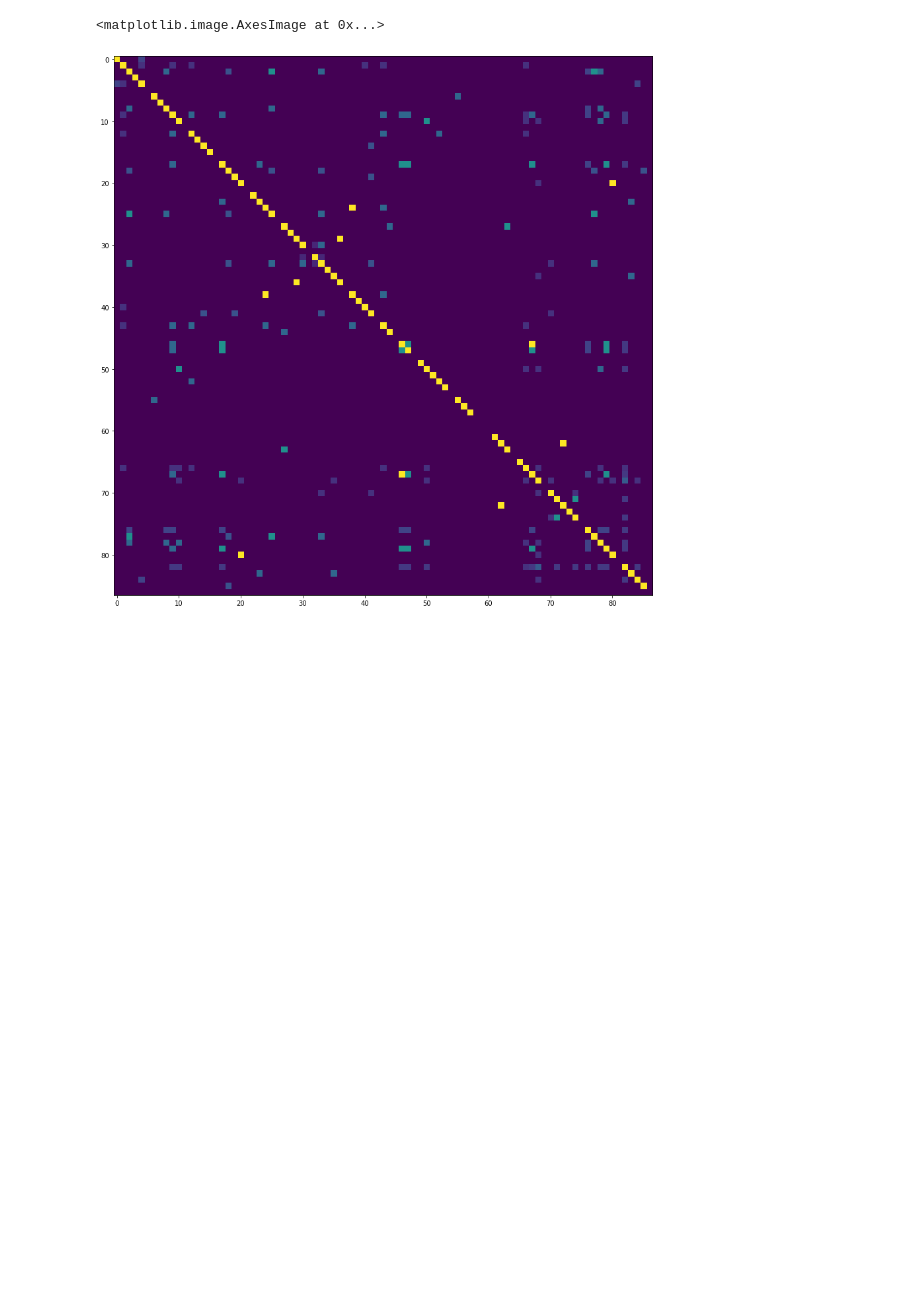
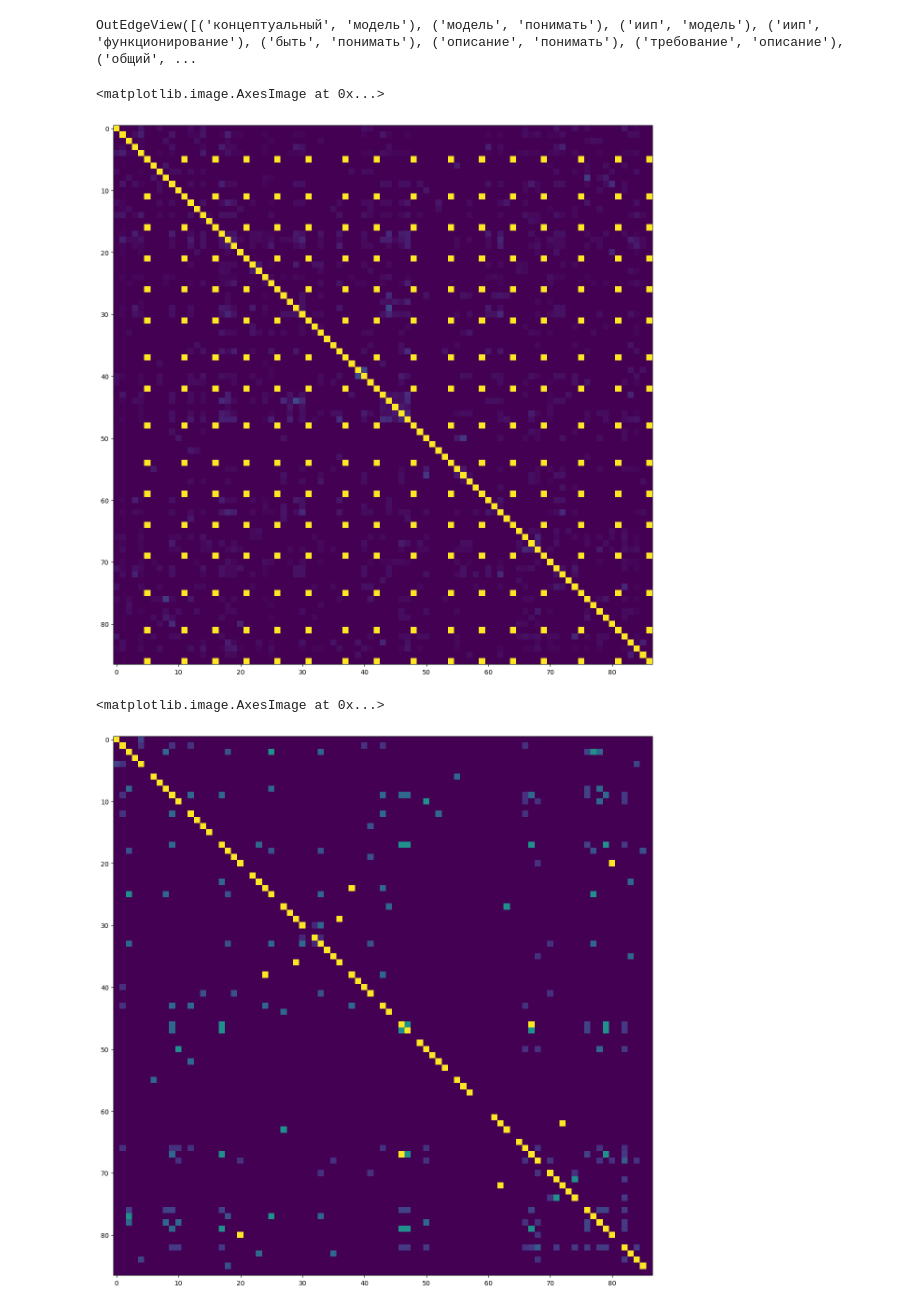
Before and after one commit to Megict/segmentation_with_kg, a Jupyter notebook: ng_sim.ipynb, the cells around one changed output. Cells and saved outputs as stored; diff of their text form; code cells hidden in the pictures; blank space fills up the shorter version.

```diff
--- a/ng_sim.ipynb
+++ b/ng_sim.ipynb
@@ -45,7 +45,9 @@ def make_Graph(n):
 import re
 # %%
 file_name = 'segmentation_dataset/4.txt'
-f = open(file_name)
+import codecs
+import re
+f = codecs.open( file_name, "r", "utf_8_sig" )
 
 ng_s = []
 verbs = []
@@ -79,0 +82,2 @@ brake               flat:foreign        PROPN               SEGMENT
+# %%
+builder = GraphBuilder()
@@ -79,0 +105,15 @@ brake               flat:foreign        PROPN               SEGMENT
+# %%
+file_name = 'segmentation_dataset/4.txt'
+import codecs
+import re
+f = codecs.open( file_name, "r", "utf_8_sig" )
+
+grs = []
+verbs = []
+for line in f:
+    if re.sub(r"[\n\t\s]*", "", line) == "":
+        continue
+    print("====")
+    print(line)
+    gr = builder.create_syntax_graph_for_sentence(line)
+    grs.append(gr)
@@ -128 +186,18 @@ pylab.imshow(np.array(sims[:-1]))# interpolation='nearest')
+# %%
+g_sims = [[]]
+for sent_1 in tqdm(grs):
+    for sent_2 in (grs):
+        sent_sim = graph_sim(sent_1,sent_2)
+        g_sims[-1].append(sent_sim)
+    g_sims.append([])
+# %%
+grs[0].edges()
+# %% [output]
+OutEdgeView([('концептуальный', 'модель'), ('модель', 'понимать'), ('иип', 'модель'), ('иип', 'функционирование'), ('быть', 'понимать'), ('описание', 'понимать'), ('требование', 'описание'), ('общий', ...
+# %%
+pylab.figure(figsize = (15,15))
+pylab.imshow(np.array(g_sims[:-1]))# interpolation='nearest')
+# %% [output]
+<matplotlib.image.AxesImage at 0x...>
+[figure, added]
 # %%
```
Also changed, not shown: parts of 6 cells of this notebook, 5 other files.
